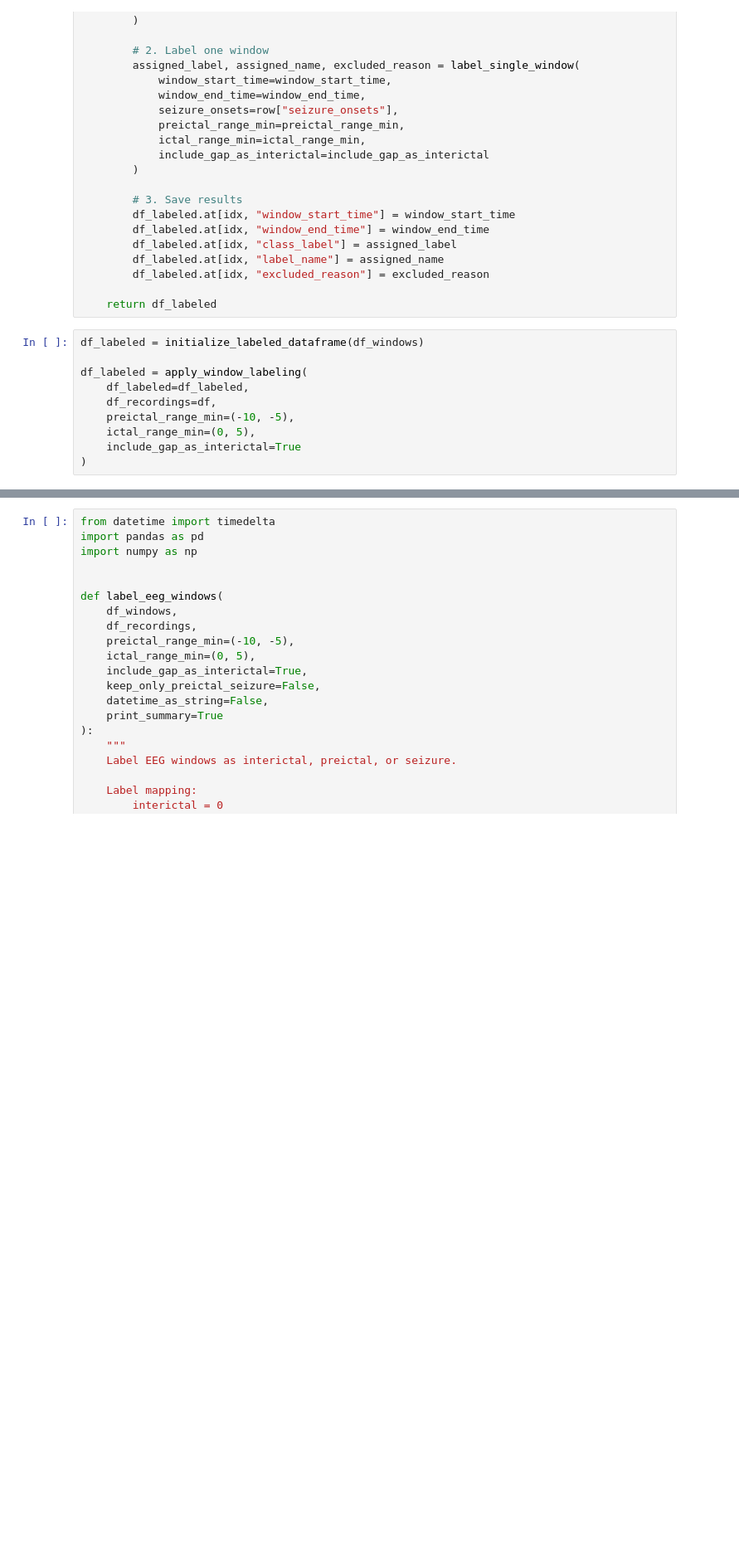
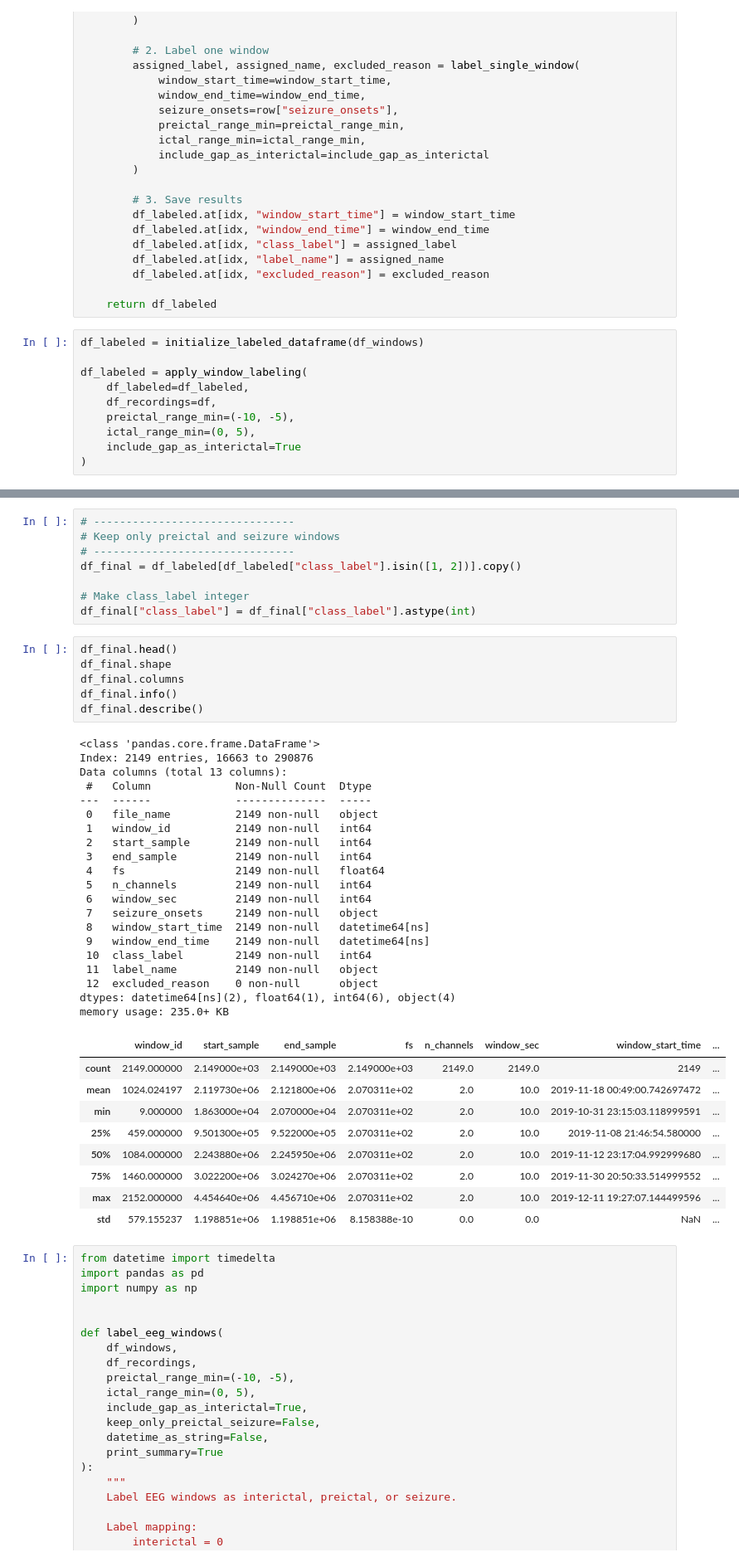
Before and after one commit to tomas0899/FoundationModel_EEG_Dissertation, a Jupyter notebook: Main_project/src/test_and_develop/2_Feature_extraction/Testing_functions_feature_ext.ipynb, the cells around one changed output, grey strips where cells are left out. Shown at 83% size. Drawn from its saved outputs; the diff is of its cells as text; blank space fills up the shorter version.

Commit message:
it work, labeling system works

```diff
--- a/Main_project/src/test_and_develop/2_Feature_extraction/Testing_functions_feature_ext.ipynb
+++ b/Main_project/src/test_and_develop/2_Feature_extraction/Testing_functions_feature_ext.ipynb
@@ -548,3 +557,47 @@ df_labeled = apply_window_labeling(
+# %%
+# -------------------------------
+# Keep only preictal and seizure windows
+# -------------------------------
+df_final = df_labeled[df_labeled["class_label"].isin([1, 2])].copy()
+
+# Make class_label integer
+df_final["class_label"] = df_final["class_label"].astype(int)
+# %%
+df_final.head()
+df_final.shape
+df_final.columns
+df_final.info()
+df_final.describe()
+# %% [output]
+<class 'pandas.core.frame.DataFrame'>
+Index: 2149 entries, 16663 to 290876
+Data columns (total 13 columns):
+ #   Column             Non-Null Count  Dtype
+---  ------             --------------  -----
+ 0   file_name          2149 non-null   object
+ 1   window_id          2149 non-null   int64
+ 2   start_sample       2149 non-null   int64
+ 3   end_sample         2149 non-null   int64
+ 4   fs                 2149 non-null   float64
+ 5   n_channels         2149 non-null   int64
+ 6   window_sec         2149 non-null   int64
+ 7   seizure_onsets     2149 non-null   object
+ 8   window_start_time  2149 non-null   datetime64[ns]
+ 9   window_end_time    2149 non-null   datetime64[ns]
+ 10  class_label        2149 non-null   int64
+ 11  label_name         2149 non-null   object
+ 12  excluded_reason    0 non-null      object
+dtypes: datetime64[ns](2), float64(1), int64(6), object(4)
+memory usage: 235.0+ KB
+|  | window_id | start_sample | end_sample | fs | n_channels | window_sec | window_start_time | ... |
+| count | 2149.000000 | 2.149000e+03 | 2.149000e+03 | 2.149000e+03 | 2149.0 | 2149.0 | 2149 | ... |
+| mean | 1024.024197 | 2.119730e+06 | 2.121800e+06 | 2.070311e+02 | 2.0 | 10.0 | 2019-11-18 00:49:00.742697472 | ... |
+| min | 9.000000 | 1.863000e+04 | 2.070000e+04 | 2.070311e+02 | 2.0 | 10.0 | 2019-10-31 23:15:03.118999591 | ... |
+| 25% | 459.000000 | 9.501300e+05 | 9.522000e+05 | 2.070311e+02 | 2.0 | 10.0 | 2019-11-08 21:46:54.580000 | ... |
+| 50% | 1084.000000 | 2.243880e+06 | 2.245950e+06 | 2.070311e+02 | 2.0 | 10.0 | 2019-11-12 23:17:04.992999680 | ... |
+| 75% | 1460.000000 | 3.022200e+06 | 3.024270e+06 | 2.070311e+02 | 2.0 | 10.0 | 2019-11-30 20:50:33.514999552 | ... |
+| max | 2152.000000 | 4.454640e+06 | 4.456710e+06 | 2.070311e+02 | 2.0 | 10.0 | 2019-12-11 19:27:07.144499596 | ... |
+| std | 579.155237 | 1.198851e+06 | 1.198851e+06 | 8.158388e-10 | 0.0 | 0.0 | NaN | ... |
 # %%
 from datetime import timedelta
 import pandas as pd
```
Also changed, not shown: parts of 1 cell of this notebook.
